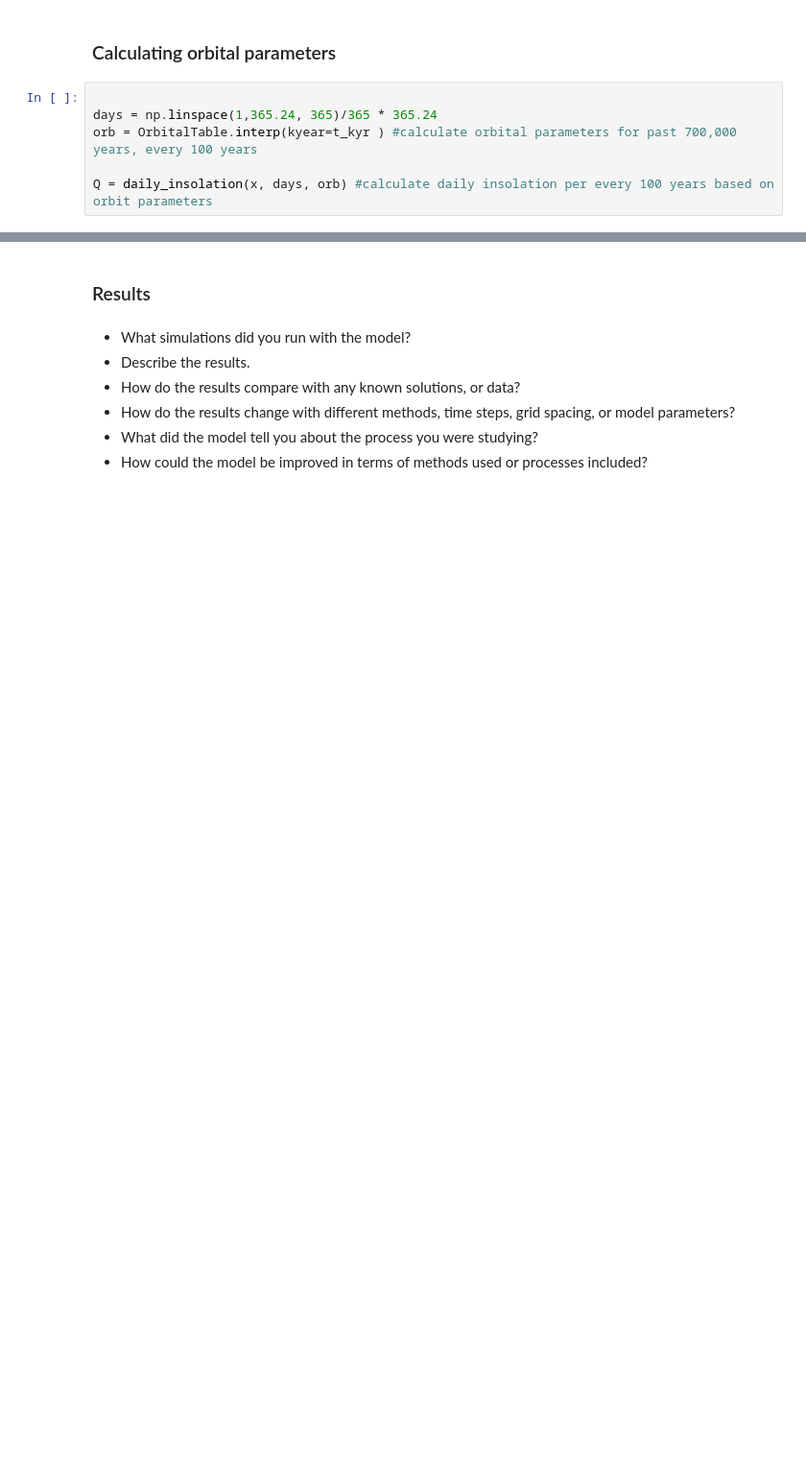
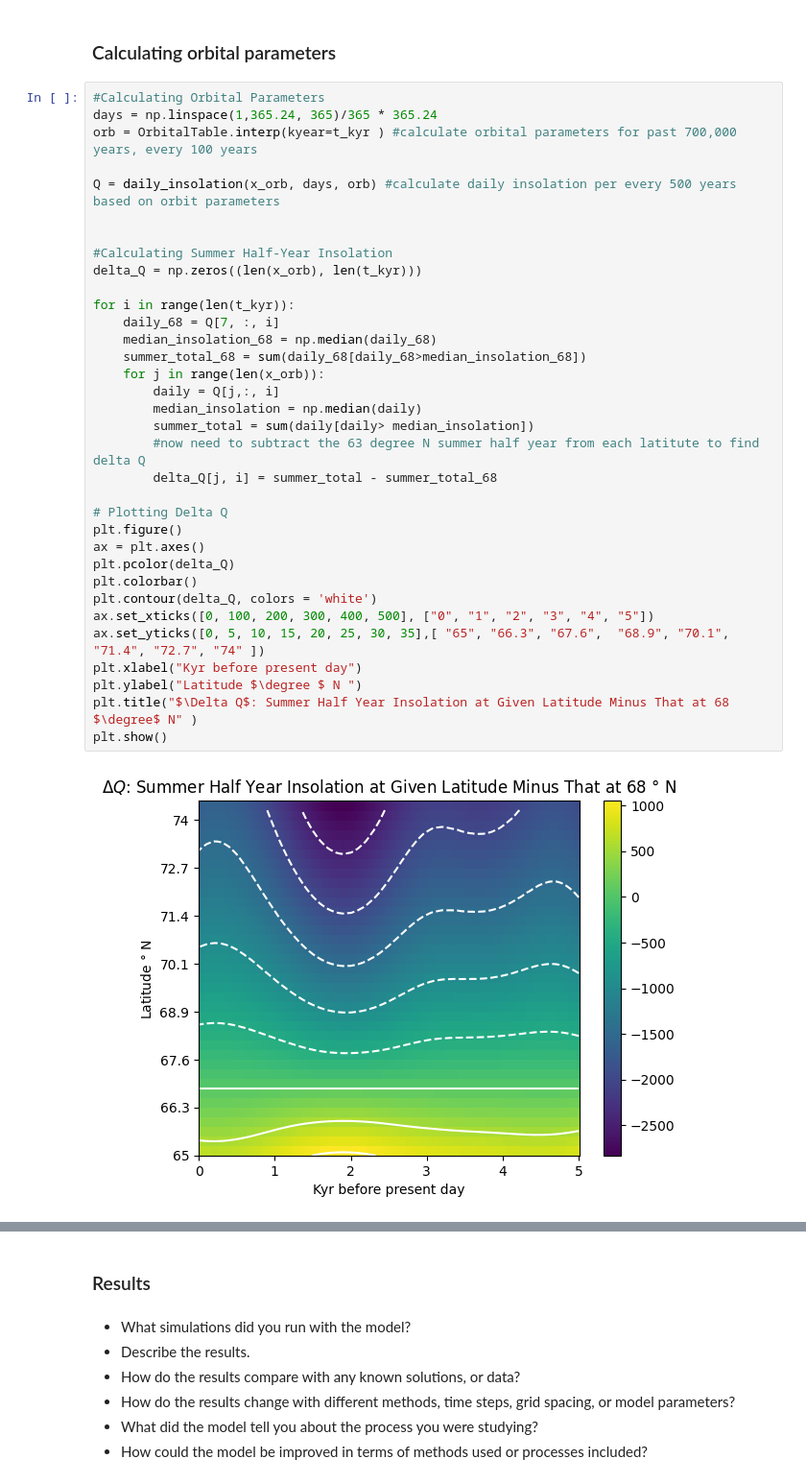
Before and after one commit to amitaanand9/eas-4610-final-project, a Jupyter notebook: FinalProjectNotebook_AmitaMiriam.ipynb, the cells around one changed output, grey strips where cells are left out. Shown at 96% size. Drawn from its saved outputs; the diff is of its cells as text; blank space fills up the shorter version.

Commit message:
added orbital params

```diff
--- a/FinalProjectNotebook_AmitaMiriam.ipynb
+++ b/FinalProjectNotebook_AmitaMiriam.ipynb
@@ -144,8 +158,38 @@ Parser memory cleanup took: 0.00 ms
 # %% [markdown]
 ### Calculating orbital parameters
 # %%
-
+#Calculating Orbital Parameters
 days = np.linspace(1,365.24, 365)/365 * 365.24
 orb = OrbitalTable.interp(kyear=t_kyr ) #calculate orbital parameters for past 700,000 years, every 100 years
 
-Q = daily_insolation(x, days, orb) #calculate daily insolation per every 100 years based on orbit parameters
+Q = daily_insolation(x_orb, days, orb) #calculate daily insolation per every 500 years based on orbit parameters
+
+
+#Calculating Summer Half-Year Insolation
+delta_Q = np.zeros((len(x_orb), len(t_kyr)))
+
+for i in range(len(t_kyr)):
+    daily_68 = Q[7, :, i]
+    median_insolation_68 = np.median(daily_68)
+    summer_total_68 = sum(daily_68[daily_68>median_insolation_68])
+    for j in range(len(x_orb)):
+        daily = Q[j,:, i]
+        median_insolation = np.median(daily)
+        summer_total = sum(daily[daily> median_insolation])
+        #now need to subtract the 63 degree N summer half year from each latitute to find delta Q
+        delta_Q[j, i] = summer_total - summer_total_68
+
+# Plotting Delta Q
+plt.figure()
+ax = plt.axes()
+plt.pcolor(delta_Q)
+plt.colorbar()
+plt.contour(delta_Q, colors = 'white')
+ax.set_xticks([0, 100, 200, 300, 400, 500], ["0", "1", "2", "3", "4", "5"])
+ax.set_yticks([0, 5, 10, 15, 20, 25, 30, 35],[ "65", "66.3", "67.6",  "68.9", "70.1", "71.4", "72.7", "74" ])
+plt.xlabel("Kyr before present day")
+plt.ylabel("Latitude $\degree $ N ")
+plt.title("$\Delta Q$: Summer Half Year Insolation at Given Latitude Minus That at 68 $\degree$ N" )
+plt.show()
+# %% [output]
+[figure, added]
```
Also changed, not shown: parts of 5 cells of this notebook.
